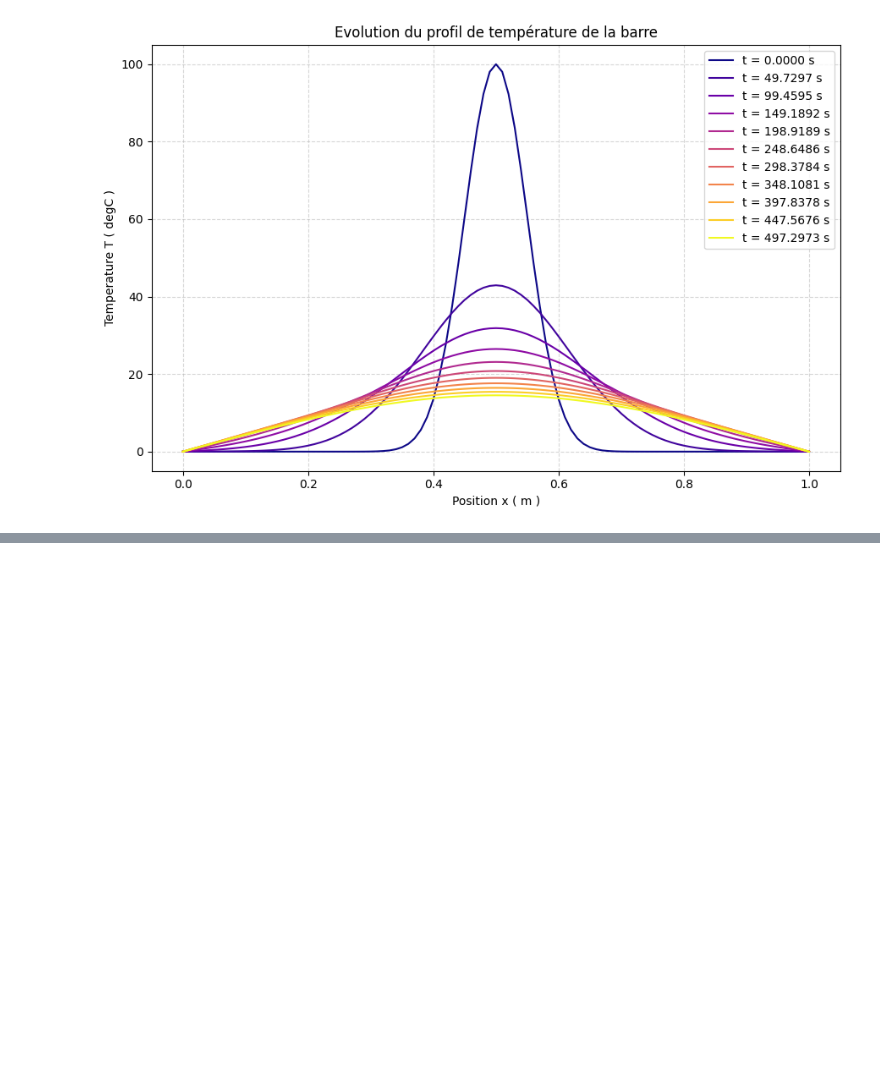
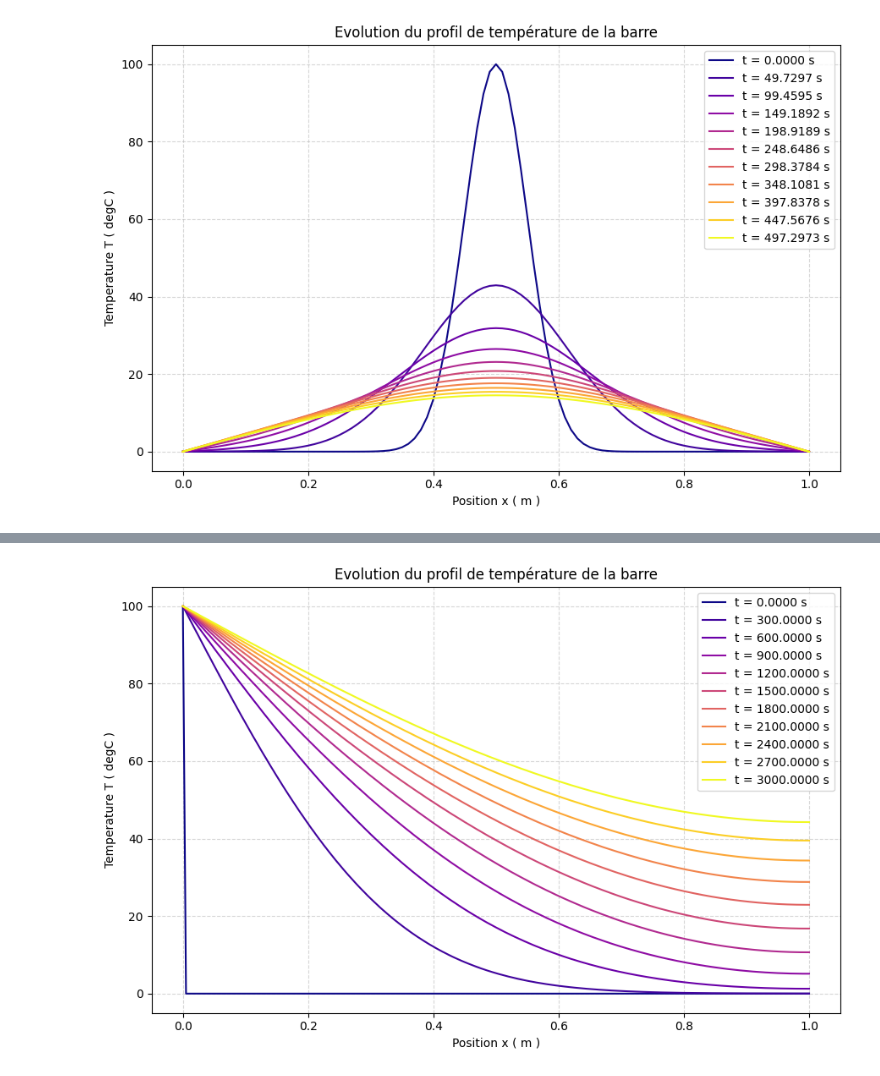
Before and after one commit to Amipha/outils-num, a Jupyter notebook: TP1.ipynb, the cells around one changed output, grey strips where cells are left out. Saved outputs shown, nothing was run; the diff lists cells and outputs as text; code cells hidden in the pictures; blank space fills up the shorter version.

```diff
--- a/TP1.ipynb
+++ b/TP1.ipynb
@@ -375,0 +399,62 @@ Tracer_T_x(x, t_save, T_save)
+# %%
+def tn_simulation_chaleur_vect (L , alpha , N , r , t_fin , T_gauche ,T_droite , f_init , save_frac =10) :
+    """
+    Resout l'equation de la chaleur 1D par schema FTCS
+    (version vectorisee NumPy).
+
+    Parametres
+    ----------
+    L : longueur de la barre (m)
+    alpha : diffusivite thermique (m^2/s)
+    N : nombre d'intervalles spatiaux
+    r : nombre de Fourier discret (r <= 0.5)
+    t_fin : duree totale de simulation (s)
+    T_gauche : temperature a x=0 (degC)
+    T_droite : temperature a x=L (degC)
+    T_init : temperature initiale uniforme (degC)
+    save_frac : fraction de pas de temps a sauvegarder
+
+    Retourne
+    --------
+    x, t_save, T_save
+    """
+    dx = L / N
+    dt = r * dx**2 / alpha
+    nt = int(t_fin / dt)
+
+    x = np.linspace(0, L, N+1)
+    T = f_init(x)
+    T[0] = T_gauche
+
+    save_every = max(1, nt // save_frac)
+    T_save, t_save = [T.copy()], [0.0]
+
+    for n in range(nt):
+        # Version vectorisee : une seule ligne !
+        T[1:-1] = T[1:-1] + r * (T[2:] - 2*T[1:-1] + T[:-2])
+        T[-1] = T[-2]
+        # T[0] et T[-1] ne sont pas modifies (CL preservees)
+
+        if (n + 1) % save_every == 0:
+            T_save.append(T.copy())
+            t_save.append((n + 1) * dt)
+
+    return x, np.array(t_save), np.array(T_save)
+
+
+
+x, t_save, T_save = tn_simulation_chaleur_vect(
+    L,
+    alpha,
+    N=200,
+    r=0.4,
+    t_fin=3000,
+    T_gauche=100,
+    T_droite=100,
+   f_init= f_init_zero,
+    save_frac=10
+)
+
+Tracer_T_x(x, t_save, T_save)
+# %% [output]
+[figure, added]
```
Also changed, not shown: parts of 5 cells of this notebook.
